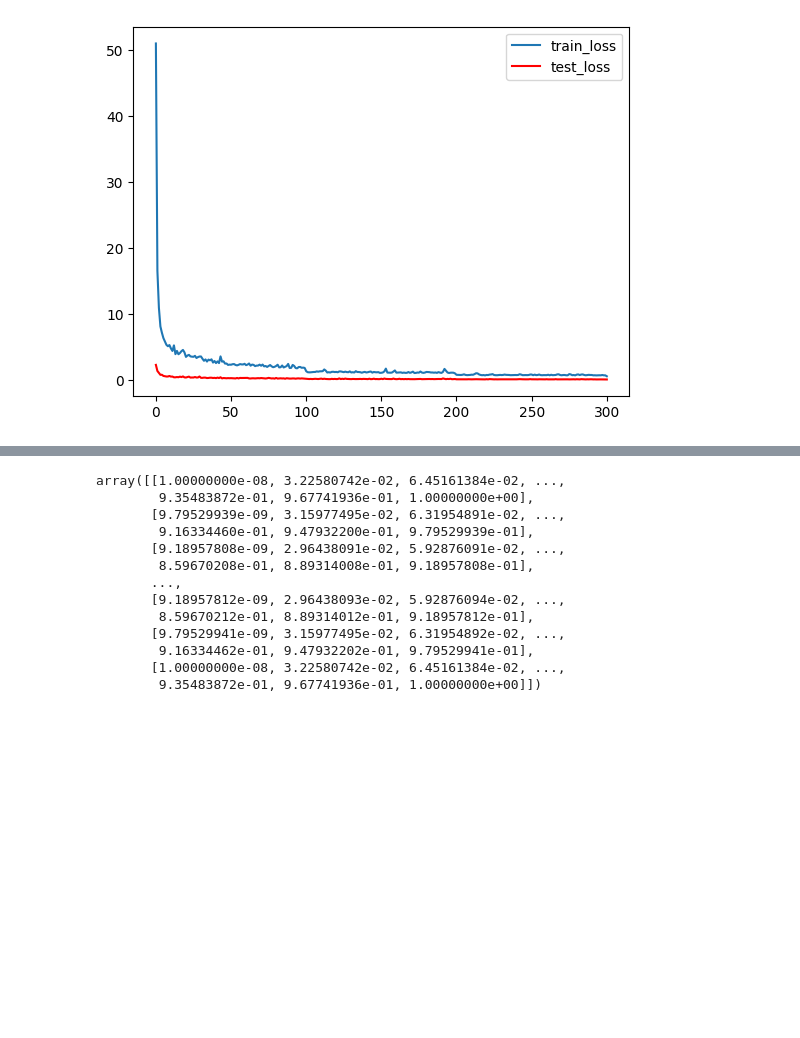
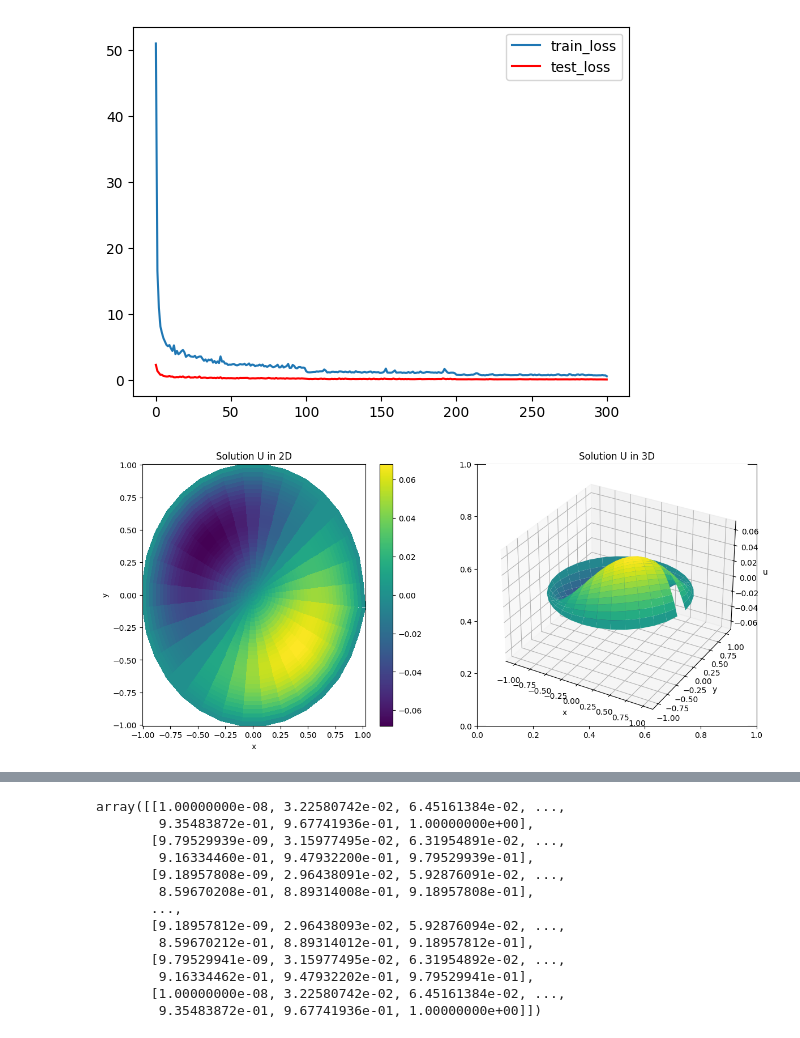
Before and after one commit to frasermartinx/MScProject, a Jupyter notebook: code/plot_visualizer.ipynb, the cells around one changed output, grey strips where cells are left out. Drawn from its saved outputs; the diff is of its cells as text; code cells hidden in the pictures; blank space fills up the shorter version.

```diff
--- a/code/plot_visualizer.ipynb
+++ b/code/plot_visualizer.ipynb
@@ -207 +203,41 @@ def solve_poisson_disk(F, N=50, R=1.0):
+# %%
+# Example usage
+def example_f(r, theta):
+    #return np.sin(np.pi * r) * np.cos(theta)
+    #return r*np.sin(theta) - r * np.cos(theta)
+    return r*np.cos(theta) - r * np.sin(theta)
+
+
+Nr = 31
+Ntheta = 32
+r, theta, U = solve_poisson_unit_disc(example_f,Nr,Ntheta)
+
+# Convert the polar grid to Cartesian coordinates for visualization
+R, Theta = np.meshgrid(r, theta, indexing='ij')
+X = R * np.cos(Theta)
+Y = R * np.sin(Theta)
+
+import matplotlib.pyplot as plt
+from mpl_toolkits.mplot3d import Axes3D
+
+fig, axs = plt.subplots(1, 2, figsize=(14, 6))
+
+# 2D plot
+fig0 = axs[0].pcolormesh(X, Y, U, shading='auto')
+fig.colorbar(fig0, ax=axs[0])
+axs[0].set_title("Solution U in 2D")
+axs[0].set_xlabel("x")
+axs[0].set_ylabel("y")
+
+# 3D plot
+ax = fig.add_subplot(122, projection='3d')
+ax.plot_surface(X, Y, U, cmap='viridis')
+ax.set_title("Solution U in 3D")
+ax.set_xlabel("x")
+ax.set_ylabel("y")
+ax.set_zlabel("u")
+
+plt.show()
+# %% [output]
+[figure, added]
 # %%
```
Also changed, not shown: parts of 10 cells of this notebook.
